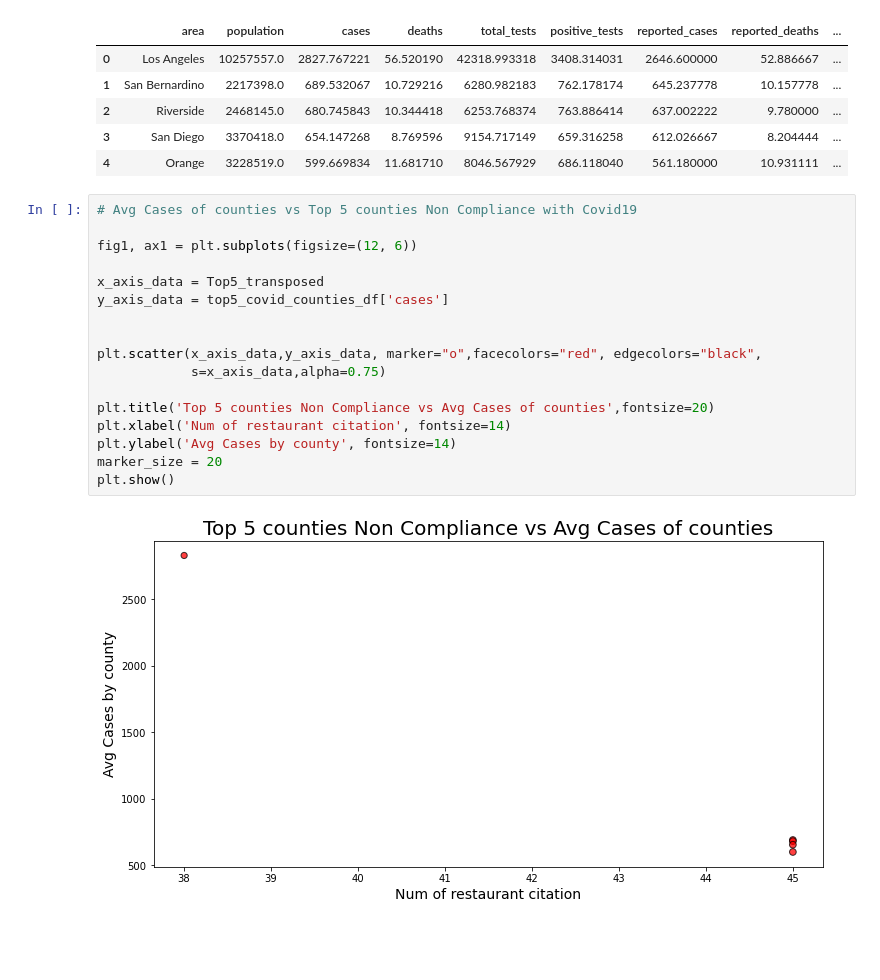
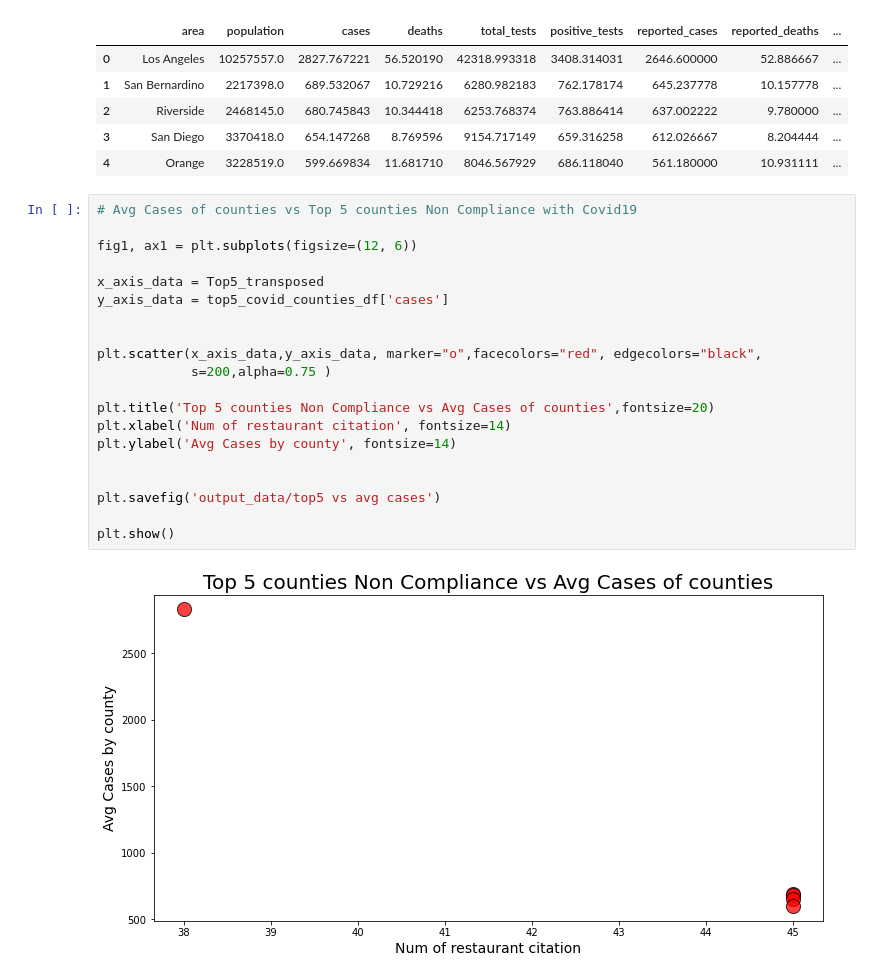
Before and after one commit to JAlvarado23A/covid_and_rest_survival, a Jupyter notebook: FC_data_restaurant.ipynb, the cells around one changed output. Drawn from its saved outputs; the diff is of its cells as text; blank space fills up the shorter version.

```diff
--- a/FC_data_restaurant.ipynb
+++ b/FC_data_restaurant.ipynb
@@ -512,19 +512,22 @@ top5_covid_counties_df
 # %%
 # Avg Cases of counties vs Top 5 counties Non Compliance with Covid19
 
 fig1, ax1 = plt.subplots(figsize=(12, 6))
 
 x_axis_data = Top5_transposed
 y_axis_data = top5_covid_counties_df['cases']
 
 
 plt.scatter(x_axis_data,y_axis_data, marker="o",facecolors="red", edgecolors="black",
-            s=x_axis_data,alpha=0.75)
+            s=200,alpha=0.75 )
 
 plt.title('Top 5 counties Non Compliance vs Avg Cases of counties',fontsize=20)
 plt.xlabel('Num of restaurant citation', fontsize=14)
 plt.ylabel('Avg Cases by county', fontsize=14)
-marker_size = 20
+
+
+plt.savefig('output_data/top5 vs avg cases')
+
 plt.show()
 # %% [output]
-[figure, old version]
+[figure, new version]
```
Also changed, not shown: parts of 8 cells of this notebook.
